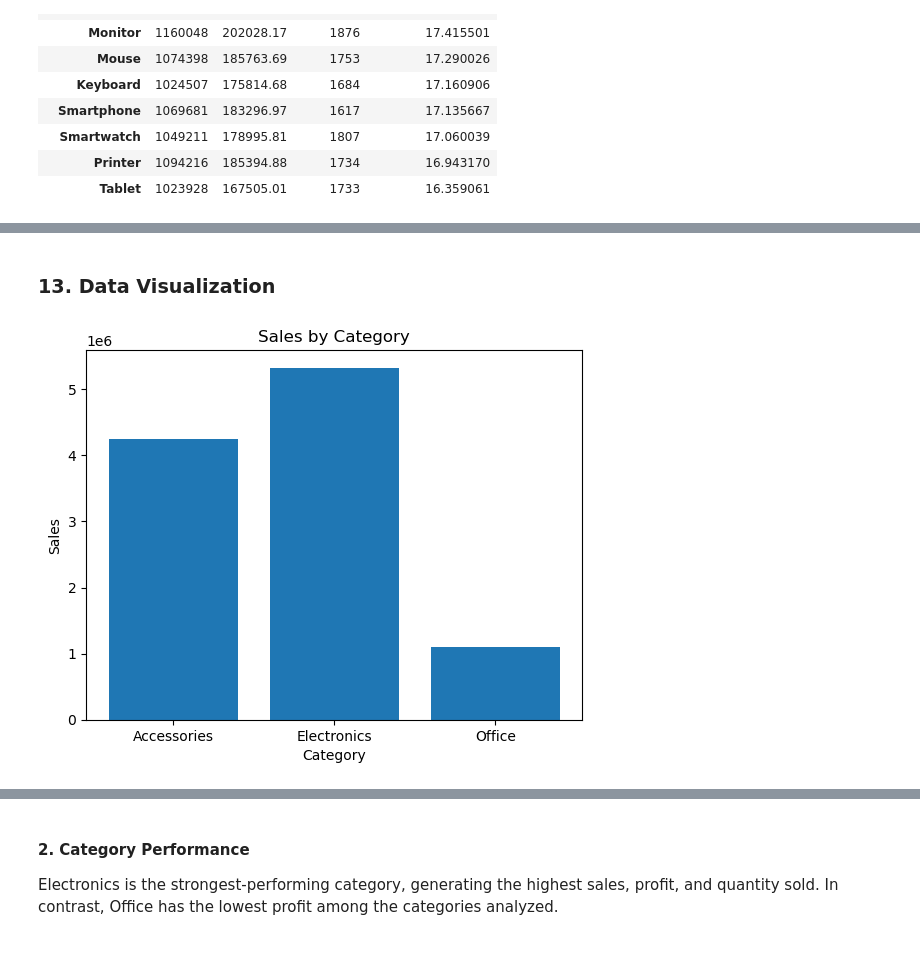
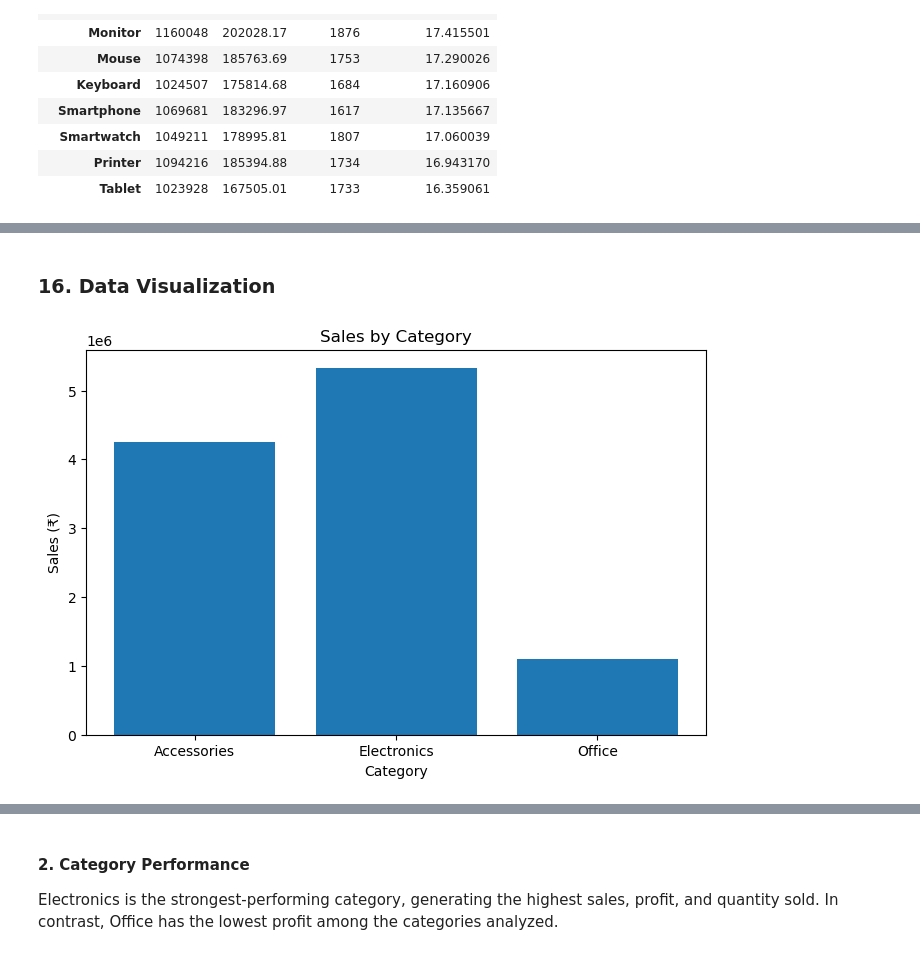
Before and after one commit to khushigupta89790/ecommerce-sales-analysis, a Jupyter notebook: ecommerce_sales_analysis.ipynb, the cells around one changed output, grey strips where cells are left out. Saved outputs shown, nothing was run; the diff lists cells and outputs as text; code cells hidden in the pictures.

```diff
--- a/ecommerce_sales_analysis.ipynb
+++ b/ecommerce_sales_analysis.ipynb
@@ -301,15 +365,16 @@ product_performance.sort_values('Profit Margin (%)', ascending=False)
 # %% [markdown]
-### 13. Data Visualization
+### 16. Data Visualization
 # %%
 import matplotlib.pyplot as plt
 # %%
+plt.figure(figsize=(8,5))
 plt.bar(category_performance.index, category_performance['Sales'])
 
 plt.xlabel('Category')
-plt.ylabel('Sales')
+plt.ylabel('Sales (₹)')
 plt.title('Sales by Category')
 
 plt.show()
 # %% [output]
-[figure, old version]
+[figure, new version]
 # %%
```
Also changed, not shown: parts of 45 cells of this notebook.
